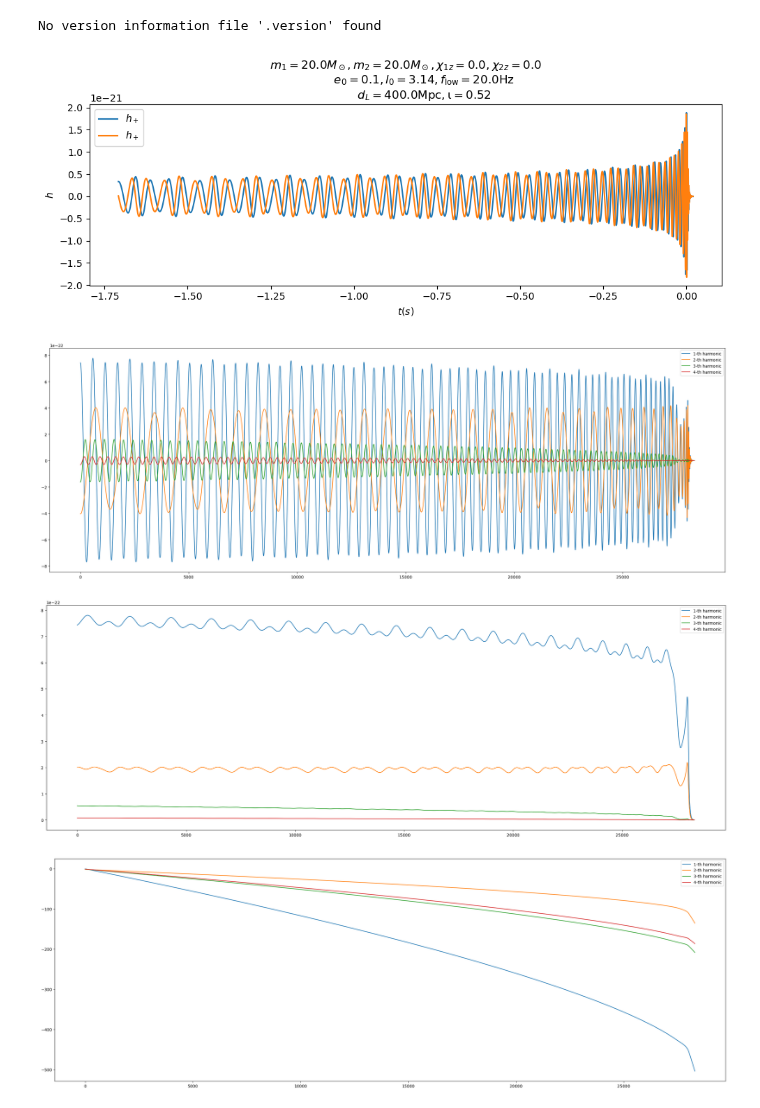
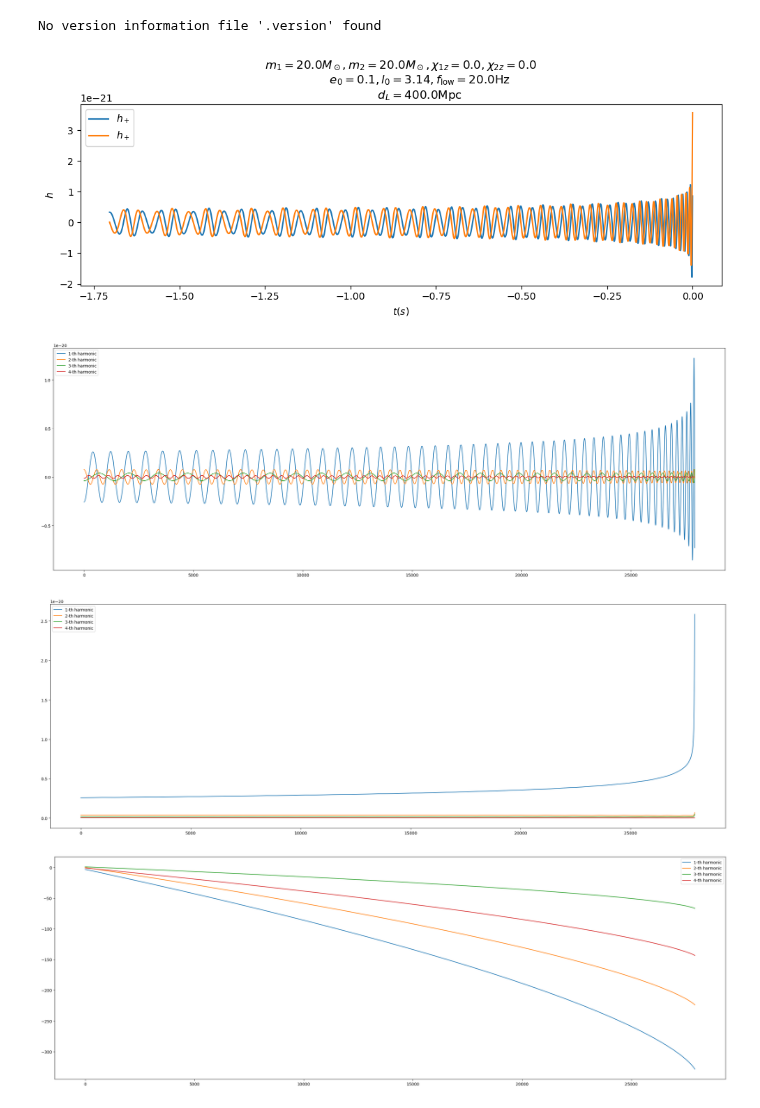
Before and after one commit to AfrozSaqlain/GWSurrogate, a Jupyter notebook: notebooks/esigma_eccentric_harmonics.ipynb, the cells around one changed output. Drawn from its saved outputs; the diff is of its cells as text; code cells hidden in the pictures.

```diff
--- a/notebooks/esigma_eccentric_harmonics.ipynb
+++ b/notebooks/esigma_eccentric_harmonics.ipynb
@@ -17,12 +17,11 @@ mean_anomaly = np.pi
 modes_to_use = [(2,2)]
 
 distance = 400.
-inclination = 30 * np.pi/180.
 
 f_low = 20.
 delta_t = 1/2**14
 
-ref_mode = esigmapy.get_imr_esigma_modes(mass1=m1,
+ref_mode = esigmapy.get_inspiral_esigma_modes(mass1=m1,
                                         mass2=m2,
                                         spin1z=spin1z,
                                         spin2z=spin2z,
@@ -39,21 +38,21 @@ ref_signal = ref_mode[(2,2)]
 plt.figure(figsize=(10,4))
 plt.title(fr"""$m_1={m1} M_\odot, m_2={m2} M_\odot, \chi_{{1z}}={spin1z}, \chi_{{2z}}={spin2z}$
           $e_0={eccentricity}, l_0={mean_anomaly:.2f}, f_{{\rm{{low}}}}={f_low}\rm{{Hz}}$
-          $d_L={distance}\rm{{Mpc}}, \iota={inclination:.2f}$""")
+          $d_L={distance}\rm{{Mpc}}$""")
 ref_signal.plot(label=r"$h_+$")
 plt.xlabel(r"$t (s)$")
 plt.ylabel(r"$h$")
 plt.legend()
 plt.tight_layout()
 # %% [output]
-[figure, old version]
+[figure, new version]
 # %%
 ref_time = list(ref_signal.sample_times)
 
 X_waveform = np.zeros((len(mean_anomaly_array), len(ref_time)), dtype=complex)
 
 for i, mean_anomaly in enumerate(mean_anomaly_array):
-    test_modes = esigmapy.get_imr_esigma_modes(
+    test_modes = esigmapy.get_inspiral_esigma_modes(
         mass1=m1, mass2=m2,
         spin1z=spin1z, spin2z=spin2z,
         eccentricity=eccentricity, mean_anomaly=mean_anomaly,
@@ -79,33 +78,33 @@ U, s, Vt = np.linalg.svd(X_waveform, full_matrices=False)
 # %%
 plt.figure(figsize=(30, 10))
 
 for i in range(1,5):
-        waveform = s[i] * Vt[i]
+        waveform = s[i-1] * Vt[i-1]
         plt.plot(waveform.real, label=f'{i}-th harmonic')
 
 plt.legend()
 plt.show()
 # %% [output]
-[figure, old version]
+[figure, new version]
 # %%
 plt.figure(figsize=(30, 10))
 
 for i in range(1,5):
-        amp = np.abs(s[i] * Vt[i])
+        amp = np.abs(s[i-1] * Vt[i-1])
         plt.plot(1/i * amp, label=f'{i}-th harmonic')
 
 plt.legend()
 plt.show()
 # %% [output]
-[figure, old version]
+[figure, new version]
 # %%
 plt.figure(figsize=(30, 10))
 
 for i in range(1,5):
-        phase = np.unwrap(np.angle(s[i] * Vt[i]))
+        phase = np.unwrap(np.angle(s[i-1] * Vt[i-1]))
         plt.plot(1/i * phase, label=f'{i}-th harmonic')
 
 plt.legend()
 plt.show()
 # %% [output]
-[figure, old version]
+[figure, new version]
```
